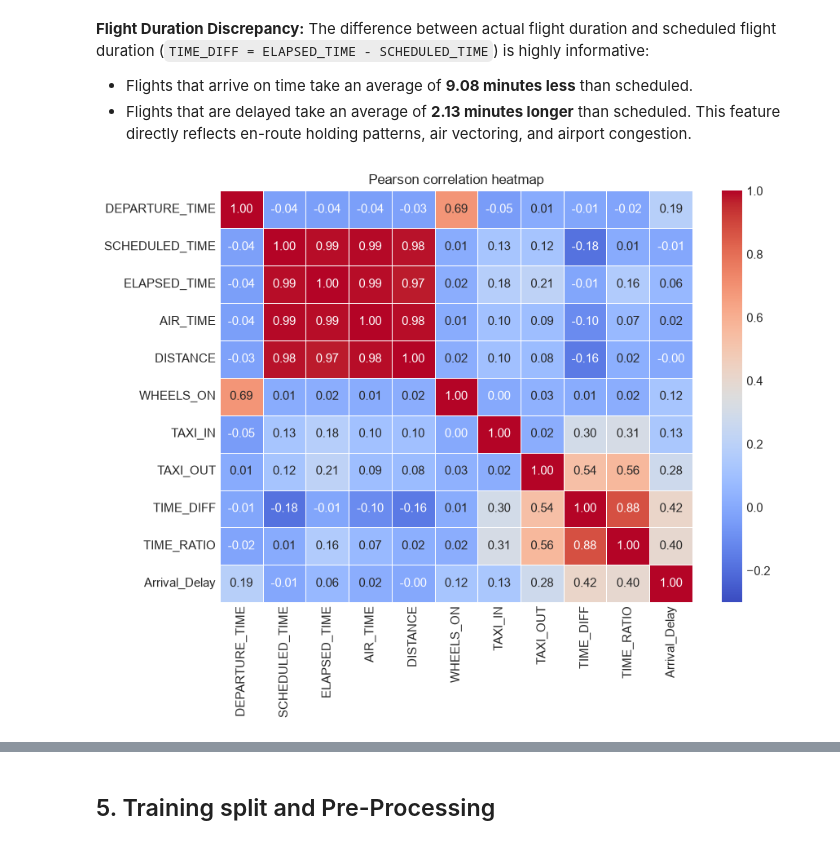
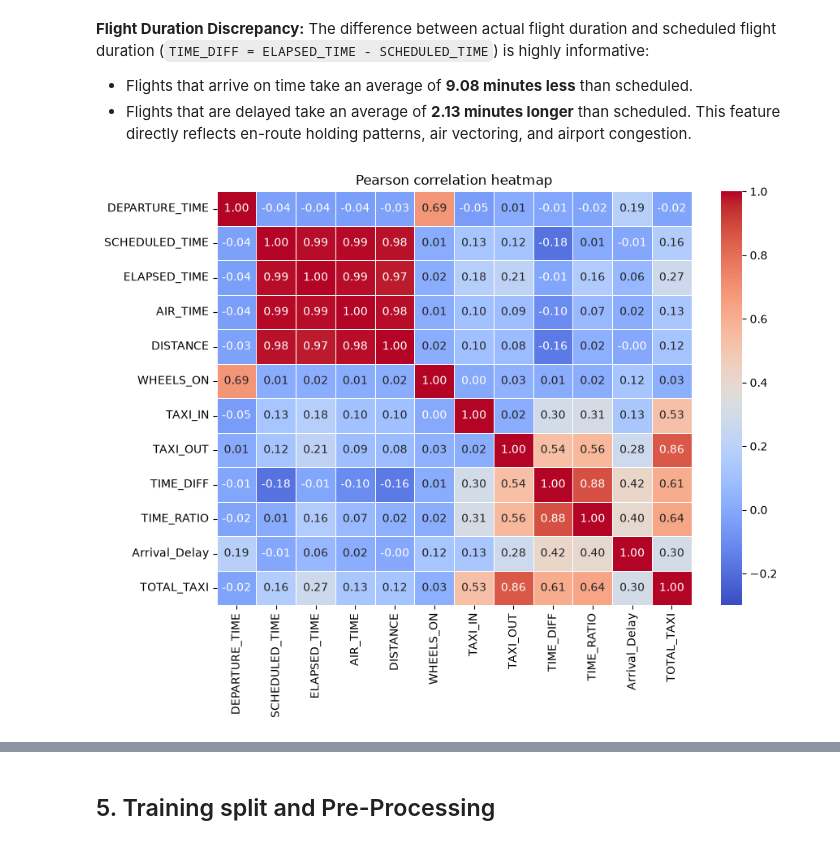
Before and after one commit to Trid3nz/Assignment-3, a Jupyter notebook: ida_a3_26460220.ipynb, the cells around one changed output, grey strips where cells are left out. Drawn from its saved outputs; the diff is of its cells as text; code cells hidden in the pictures.

```diff
--- a/ida_a3_26460220.ipynb
+++ b/ida_a3_26460220.ipynb
@@ -271,11 +268,11 @@ This feature directly reflects en-route holding patterns, air vectoring, and air
 # %%
 # 4.4 Correlation heatmap of the numeric attributes
 heat_cols = ["DEPARTURE_TIME", "SCHEDULED_TIME", "ELAPSED_TIME", "AIR_TIME", "DISTANCE", "WHEELS_ON",
-             "TAXI_IN", "TAXI_OUT", "TIME_DIFF", "TIME_RATIO", "Arrival_Delay"]
+             "TAXI_IN", "TAXI_OUT", "TIME_DIFF", "TIME_RATIO", "Arrival_Delay", "TOTAL_TAXI"]
 fig, ax = plt.subplots(figsize=(9, 7))
 sns.heatmap(train_fe[heat_cols].corr(), annot=True, fmt=".2f", cmap="coolwarm", vmin=-0.3, vmax=1.0,
             linewidths=0.5, ax=ax)
 ax.set_title("Pearson correlation heatmap")
 plt.tight_layout(); plt.show()
 # %% [output]
-[figure, old version]
+[figure, new version]
```
Also changed, not shown: parts of 14 cells of this notebook.
